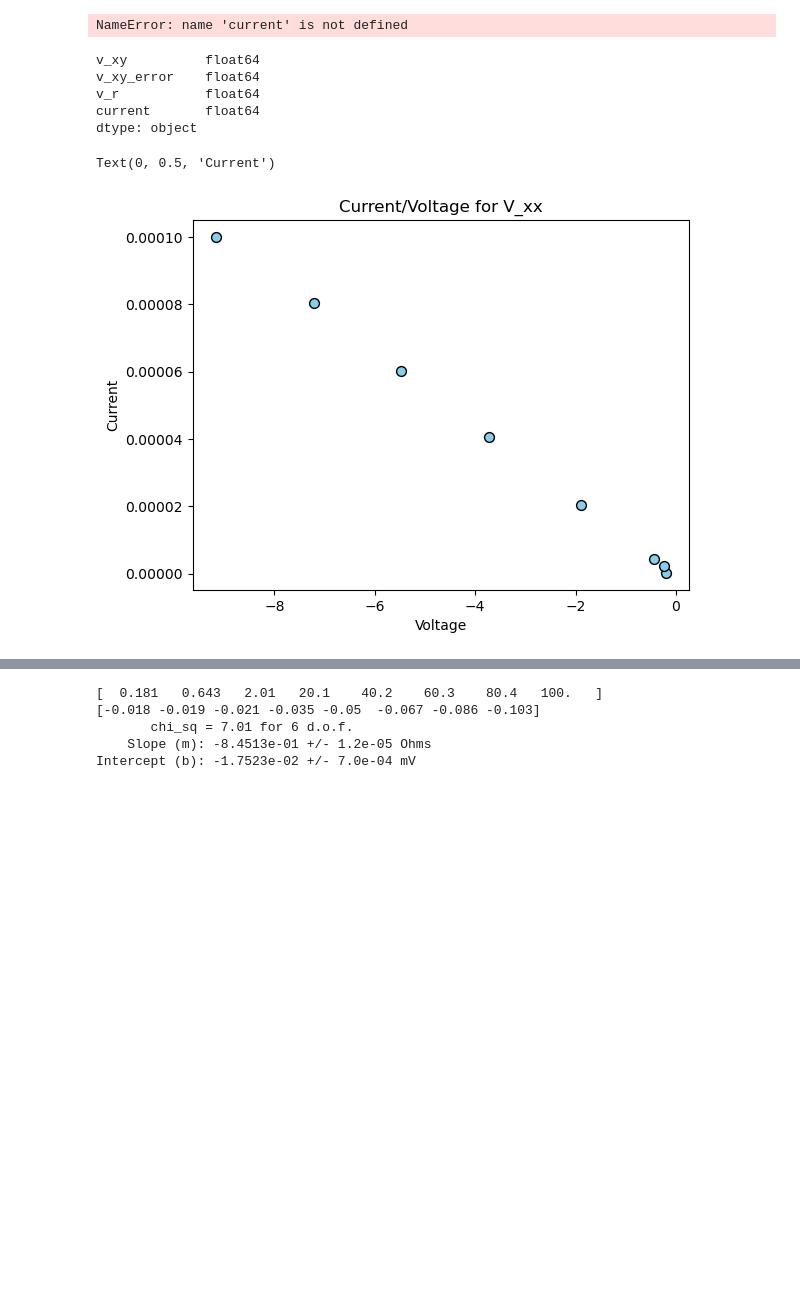
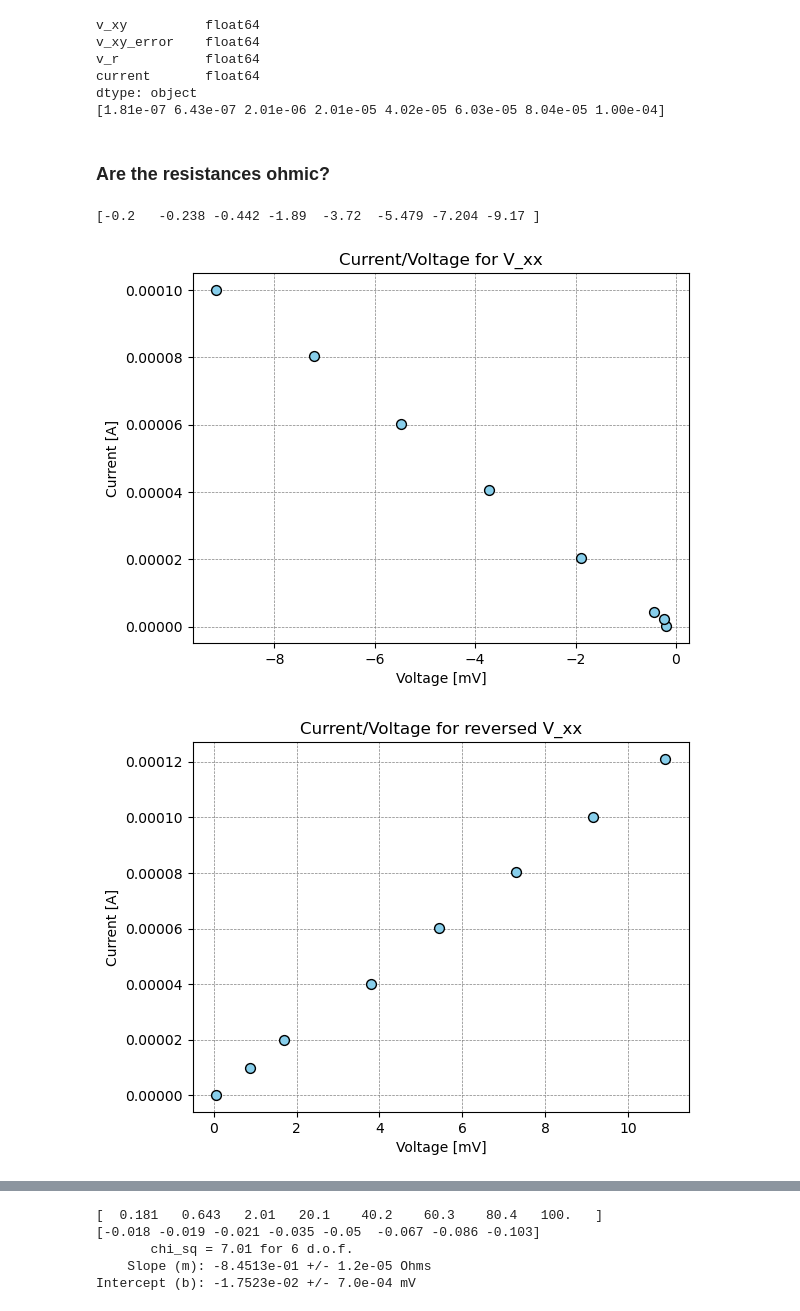
Before and after one commit to arielsmyri/phys_p_451, a Jupyter notebook: hall_effect_intro_lab/Untitled-1.ipynb, the cells around one changed output, grey strips where cells are left out. Saved outputs shown, nothing was run; the diff lists cells and outputs as text; code cells hidden in the pictures; blank space fills up the shorter version.

```diff
--- a/hall_effect_intro_lab/Untitled-1.ipynb
+++ b/hall_effect_intro_lab/Untitled-1.ipynb
@@ -3,22 +5,23 @@ import numpy as np
 import pandas as pd
 import matplotlib.pyplot as plt
 # %%
-df_v_xx = pd.read_csv("v_xx_measurements.txt")
+df_v_xx = pd.read_csv("v_xx.txt")
 v_xx = df_v_xx["v_xx"].to_numpy()
-v_xx_volts = np.multiply(v_xx, 1e-3)
 v_xx_error = df_v_xx["v_xx_error"].to_numpy()
 v_xx_r = df_v_xx["v_r"].to_numpy()
 v_xx_current = df_v_xx["current"].to_numpy()
-v_xx_current = np.divide(v_xx_current, 1e-3) # now in microamps, because originally calculated with mV
 print(df_v_xx.dtypes)
 
-df_v_xx_negative = pd.read_csv("negative_v_xx_measurements.txt")
-v_xx_negative = df_v_xx_negative["v_xx"].to_numpy()
-v_xx_error_negative = df_v_xx_negative["v_xx_error"].to_numpy()
-v_xx_r_negative = df_v_xx_negative["v_r"].to_numpy()
-v_xx_current_negative = df_v_xx_negative["current"].to_numpy
+df_reversed_v_xx= pd.read_csv("reversed_polarity_v_xx.txt")
+reversed_v_xx = df_reversed_v_xx["v_xx"].to_numpy()
+reversed_v_xx_error = df_reversed_v_xx["v_xx_error"].to_numpy()
+reversed_v_xx_r = df_reversed_v_xx["v_r"].to_numpy()
+reversed_v_xx_current = df_reversed_v_xx["current"].to_numpy()
+print(v_xx_current)
 
-print(v_xx_current)
+
+# v_xx_current = np.divide(v_xx_current, 1e-3) # now in microamps, because originally calculated with mV
+# v_xx_volts = np.multiply(v_xx, 1e-3)
 # %% [output]
 v_xx          float64
 v_xx_error    float64
@@ -29,47 +32,59 @@ dtype: object
-# %%
-resistance = np.divide(v_xx_volts, current)
-print(resistance)
-# v = ir; v/i = r
-# %% [output]
-NameError: name 'current' is not defined
 # %%
-df_v_xy = pd.read_csv("v_xy_measurements.txt")
+df_v_xy = pd.read_csv("v_xy.txt")
 v_xy = df_v_xy["v_xy"].to_numpy()
-v_xy_volts = np.multiply(v_xy, 1e-3)
-v_xy_error = df_v_xy["v_xy_error"].to_numpy()
+v_xy_error = df_v_xx["v_xx_error"].to_numpy()
 v_xy_r = df_v_xy["v_r"].to_numpy()
 v_xy_current = df_v_xy["current"].to_numpy()
-v_xy_current = np.divide(v_xy_current, 1e-6) # now in microamps
+
 print(df_v_xy.dtypes)
 
+df_reversed_v_xy= pd.read_csv("reversed_polarity_v_xy.txt")
+reversed_v_xy = df_reversed_v_xy["v_xy"].to_numpy()
+reversed_v_xy_error = df_reversed_v_xy["v_xy_error"].to_numpy()
+reversed_v_xy_r = df_reversed_v_xy["v_r"].to_numpy()
+reversed_v_xy_current = df_reversed_v_xy["current"].to_numpy()
 
-df_v_xy_negative = pd.read_csv("negative_v_xy_measurements.txt")
-v_xy_negative = df_v_xy_negative["v_xy"].to_numpy()
-v_xy_error_negative = df_v_xy_negative["v_xy_error"].to_numpy()
-v_xy_r_negative = df_v_xy_negative["v_r"].to_numpy()
-v_xy_current_negative = df_v_xy_negative["current"].to_numpy
+print(v_xy_current)
+
+# v_xy_volts = np.multiply(v_xy, 1e-3)
+# v_xy_current = np.divide(v_xy_current, 1e-3) # now in microamps, because originally calculated with mV
 # %% [output]
 v_xy          float64
 v_xy_error    float64
 v_r           float64
 current       float64
 dtype: object
+[1.81e-07 6.43e-07 2.01e-06 2.01e-05 4.02e-05 6.03e-05 8.04e-05 1.00e-04]
+# %% [markdown]
+### Are the resistances ohmic?
 # %%
 # determine if the resistances are ohmic.
 # voltage on X-axis, current on Y-axis
 # V= IR; V/R = I
 
 # Are the resistances actually ohmic?
-
+print(v_xx)
 fig, ax = plt.subplots()
 ax.scatter(v_xx, v_xx_current, zorder = 20, s = 50, edgecolors = "black", color = "skyblue")
 ax.errorbar(v_xx, v_xx_current, xerr = v_xx_error, fmt = "o", c = "black", ms = 2, lw = 0.8)
+ax.grid(color='gray', linestyle='--', linewidth=0.5)
 ax.set_title("Current/Voltage for V_xx")
-ax.set_xlabel("Voltage")
-ax.set_ylabel("Current")
+ax.set_xlabel("Voltage [mV]")
+ax.set_ylabel("Current [A]")
+plt.show()
+
+fig, ax = plt.subplots()
+ax.scatter(reversed_v_xx, reversed_v_xx_current, zorder = 20, s = 50, edgecolors = "black", color = "skyblue")
+ax.errorbar(reversed_v_xx, reversed_v_xx_current, xerr = reversed_v_xx_error, fmt = "o", c = "black", ms = 2, lw = 0.8)
+ax.grid(color='gray', linestyle='--', linewidth=0.5)
+ax.set_title("Current/Voltage for reversed V_xx")
+ax.set_xlabel("Voltage [mV]")
+ax.set_ylabel("Current [A]")
+plt.show()
 # %% [output]
-Text(0, 0.5, 'Current')
+[-0.2   -0.238 -0.442 -1.89  -3.72  -5.479 -7.204 -9.17 ]
-[figure, old version]
+[figure, new version]
+[figure, added]
 # %%
 fig, ax = plt.subplots()
 ax.scatter(v_xy, v_xy_current, zorder = 20, s = 50, edgecolors = "black", color = "blue")
```
Also changed, not shown: parts of 6 cells of this notebook, 4 other files.
